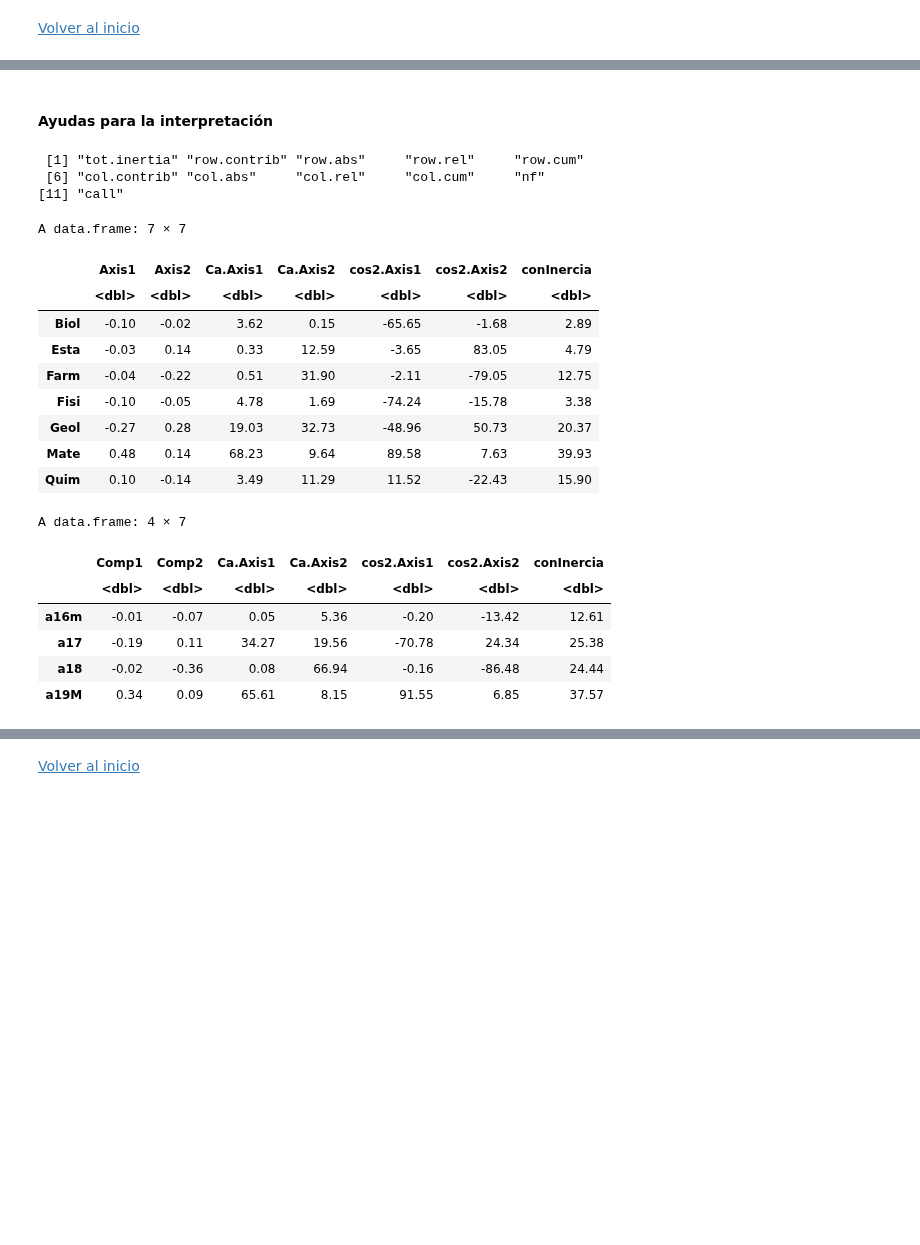
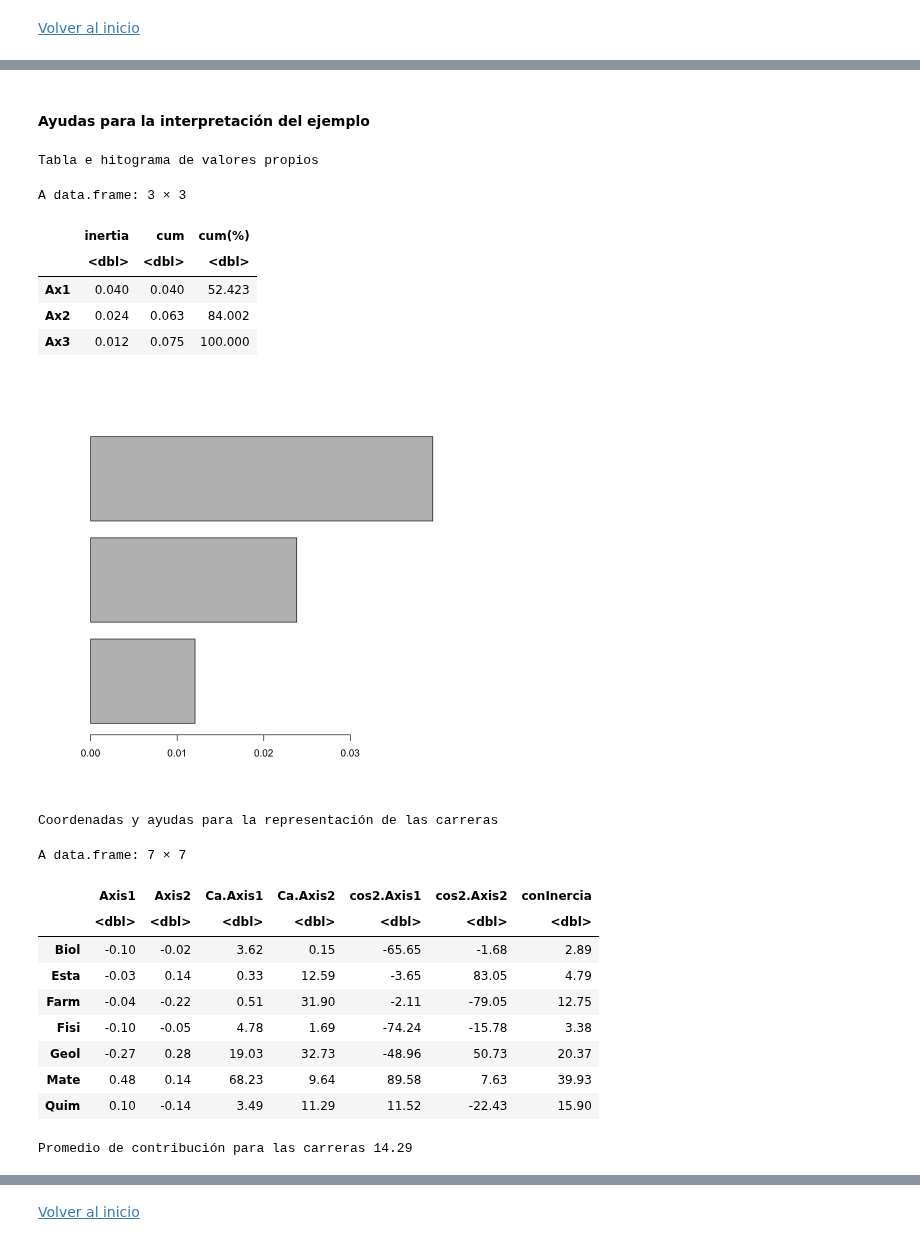
Before and after one commit to AprendizajeProfundo/diplomado-ciencia-de-datos, a Jupyter notebook: Metodos-exploratorios-mutlivariados/Cuadernos/ACScienciaDatos.ipynb, the cells around one changed output, grey strips where cells are left out. Drawn from its saved outputs; the diff is of its cells as text; code cells hidden in the pictures; blank space fills up the shorter version.

```diff
--- a/Metodos-exploratorios-mutlivariados/Cuadernos/ACScienciaDatos.ipynb
+++ b/Metodos-exploratorios-mutlivariados/Cuadernos/ACScienciaDatos.ipynb
@@ -433,16 +561,26 @@ La representación simultánea permite la lectura de los planos de perfiles y co
 # %% [markdown]
-#### Ayudas para la interpretación
+#### Ayudas para la interpretación  del ejemplo
+# %%
+ayuacs<-inertia(acs,T,T)
+cat("\nTabla e hitograma de valores propios")
+round(ayuacs$tot.inertia,3)
+barplot(acs$eig[3:1],horiz=TRUE)
+# %% [output]
+Tabla e hitograma de valores propios
+A data.frame: 3 × 3
+|  | inertia | cum | cum(%) |
+|  | <dbl> | <dbl> | <dbl> |
+| Ax1 | 0.040 | 0.040 | 52.423 |
+| Ax2 | 0.024 | 0.063 | 84.002 |
+| Ax3 | 0.012 | 0.075 | 100.000 |
+[figure, added]
 # %%
-ayuacs<-inertia(acs,T,T)
-names(ayuacs)
 # carreras
+cat("\nCoordenadas y ayudas para la representación de las carreras")
 round(cbind(acs$li,Ca=ayuacs$row.abs,cos2=ayuacs$row.rel,conInercia=ayuacs$row.contrib),2)
-# estratos
-round(cbind(acs$co,Ca=ayuacs$col.abs,cos2=ayuacs$col.rel,conInercia=ayuacs$col.contrib),2)
+cat("Promedio de contribución para las carreras",round(100/7,2))
 # %% [output]
- [1] "tot.inertia" "row.contrib" "row.abs"     "row.rel"     "row.cum"
- [6] "col.contrib" "col.abs"     "col.rel"     "col.cum"     "nf"
-[11] "call"
+Coordenadas y ayudas para la representación de las carreras
 A data.frame: 7 × 7
 |  | Axis1 | Axis2 | Ca.Axis1 | Ca.Axis2 | cos2.Axis1 | cos2.Axis2 | conInercia |
 |  | <dbl> | <dbl> | <dbl> | <dbl> | <dbl> | <dbl> | <dbl> |
@@ -453,10 +591,4 @@ A data.frame: 7 × 7
 | Geol | -0.27 | 0.28 | 19.03 | 32.73 | -48.96 | 50.73 | 20.37 |
 | Mate | 0.48 | 0.14 | 68.23 | 9.64 | 89.58 | 7.63 | 39.93 |
 | Quim | 0.10 | -0.14 | 3.49 | 11.29 | 11.52 | -22.43 | 15.90 |
-A data.frame: 4 × 7
+Promedio de contribución para las carreras 14.29
-|  | Comp1 | Comp2 | Ca.Axis1 | Ca.Axis2 | cos2.Axis1 | cos2.Axis2 | conInercia |
-|  | <dbl> | <dbl> | <dbl> | <dbl> | <dbl> | <dbl> | <dbl> |
-| a16m | -0.01 | -0.07 | 0.05 | 5.36 | -0.20 | -13.42 | 12.61 |
-| a17 | -0.19 | 0.11 | 34.27 | 19.56 | -70.78 | 24.34 | 25.38 |
-| a18 | -0.02 | -0.36 | 0.08 | 66.94 | -0.16 | -86.48 | 24.44 |
-| a19M | 0.34 | 0.09 | 65.61 | 8.15 | 91.55 | 6.85 | 37.57 |
```
Also changed, not shown: parts of 32 cells of this notebook.
